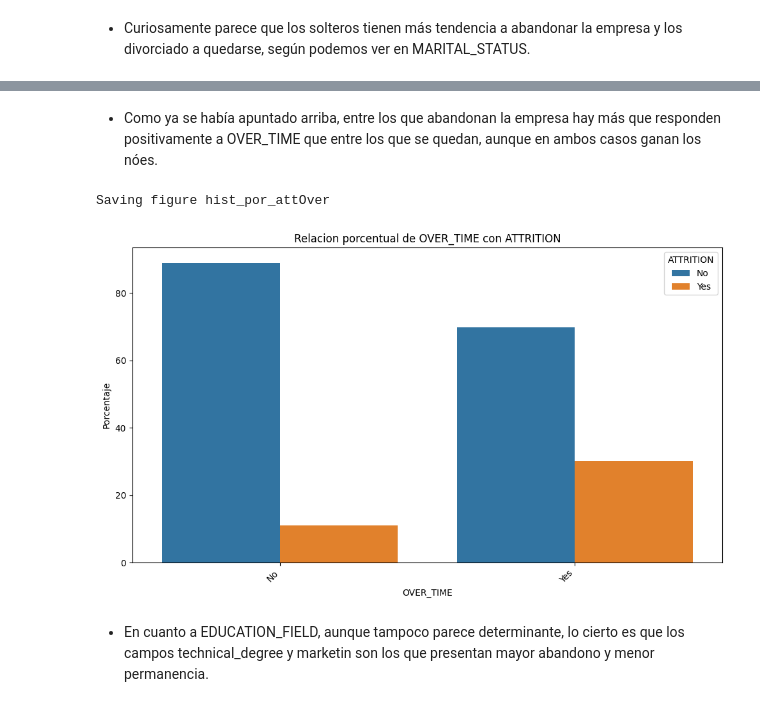
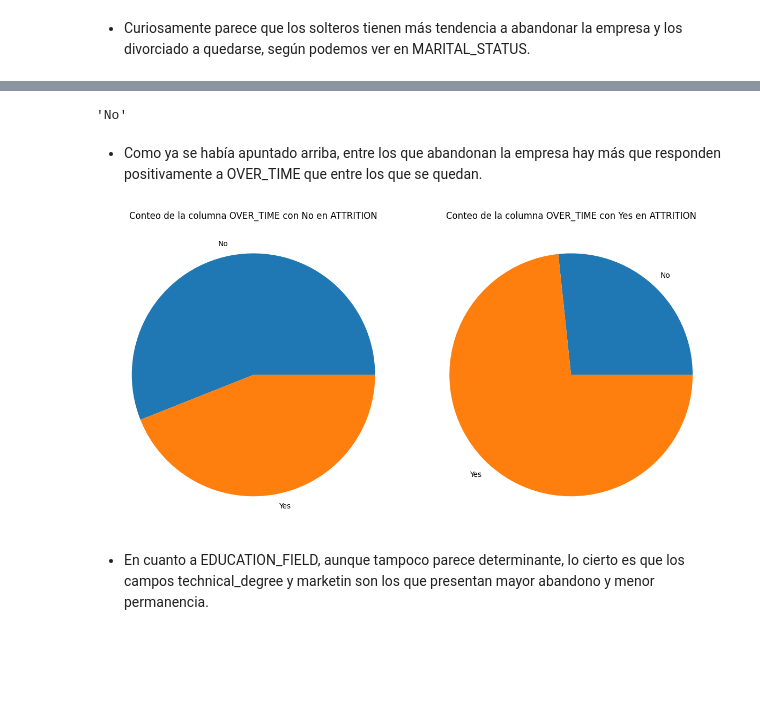
Before and after one commit to Origamologo/Empleados, a Jupyter notebook: 02_visualización.ipynb, the cells around one changed output, grey strips where cells are left out. Saved outputs shown, nothing was run; the diff lists cells and outputs as text; code cells hidden in the pictures; blank space fills up the shorter version.

```diff
--- a/02_visualización.ipynb
+++ b/02_visualización.ipynb
@@ -181,10 +188,13 @@ quesitos_porcentual(df_completo, 'MARITAL_STATUS', 'ATTRITION')
+# %%
+valores[0]
+# %% [output]
+'No'
 # %% [markdown]
-* Como ya se había apuntado arriba, entre los que abandonan la empresa hay más que responden positivamente a OVER_TIME que entre los que se quedan, aunque en ambos casos ganan los nóes.
+* Como ya se había apuntado arriba, entre los que abandonan la empresa hay más que responden positivamente a OVER_TIME que entre los que se quedan.
 # %%
-histo_porcentual(df_completo, 'OVER_TIME', 'ATTRITION', 'hist_por_attOver')
+quesitos_porcentual(df_completo, 'OVER_TIME', 'ATTRITION')
 # %% [output]
-Saving figure hist_por_attOver
-[figure, old version]
+[figure, new version]
 # %% [markdown]
 * En cuanto a EDUCATION_FIELD, aunque tampoco parece determinante, lo cierto es que los campos technical_degree y marketin son los que presentan mayor abandono y menor permanencia.
 # %%
```
Also changed, not shown: parts of 6 cells of this notebook, 1 other file.
